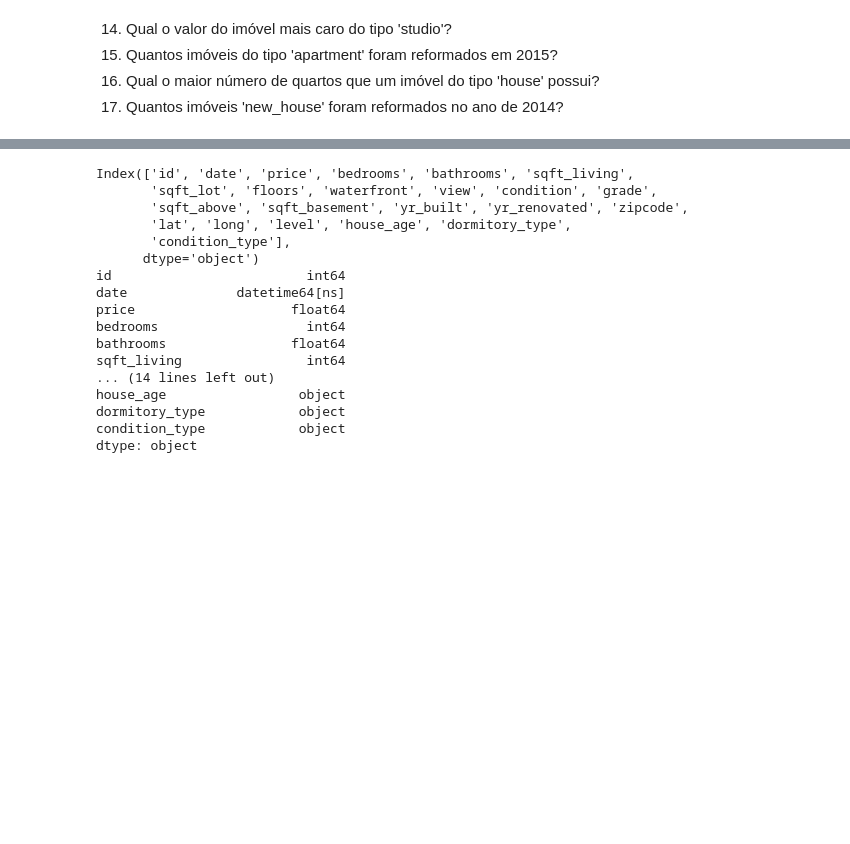
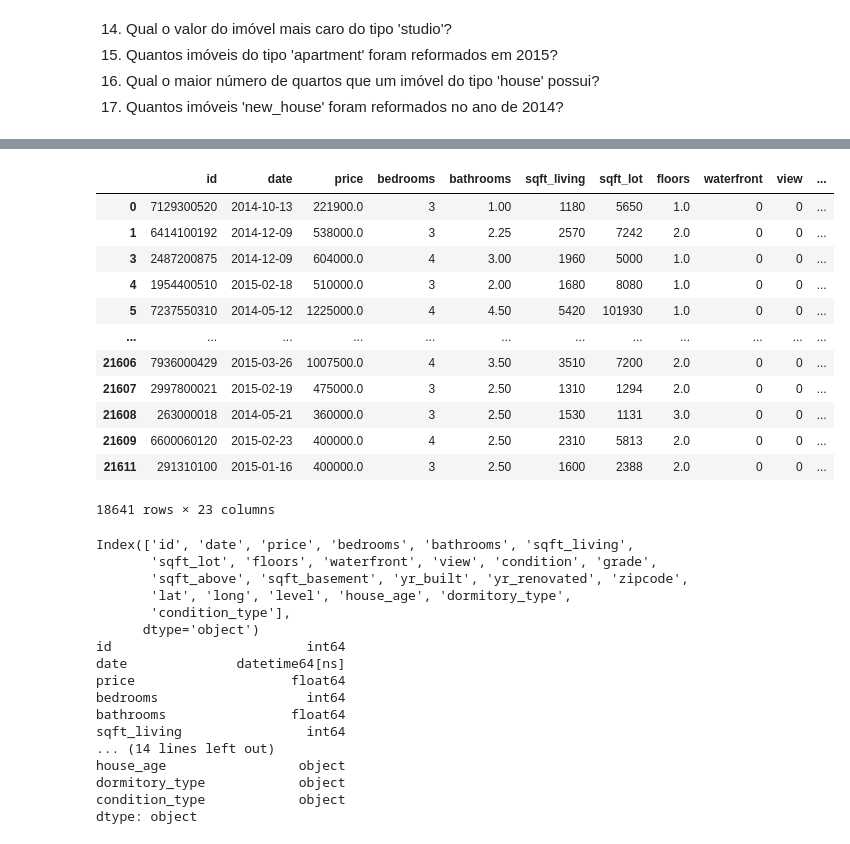
Before and after one commit to siquette/Analise-de-Dados-com-Python, a Jupyter notebook: m2/lista_1.ipynb, the cells around one changed output, grey strips where cells are left out. Saved outputs shown, nothing was run; the diff lists cells and outputs as text; code cells hidden in the pictures; blank space fills up the shorter version.

```diff
--- a/m2/lista_1.ipynb
+++ b/m2/lista_1.ipynb
@@ -33,7 +33,7 @@ import seaborn as sns
 import pandas  as pd
 import numpy   as np
 # %%
-data = pd.read_csv('/home/r_a_s/Documentos/ds/Análise de Dados com Python/m2/archive/kc_house_data.csv')
+data = pd.read_csv('/home/siquette/ds/Analise-de-Dados-com-Python/m2/archive/kc_house_data.csv')
 
 
 #string para data
@@ -260,7 +264,5 @@ data = data.drop( ['sqft_living15' , 'sqft_lot15' ], axis=1)
 # %%
-data['yr_built'] = pd.to_datetime( data['yr_built'], format='%Y' )
-
-#data['yr_renovated'] = data['yr_renovated'].apply( lambda x: pd.to_datetime( x, format='%Y') if x > 0 else x )
+data['yr_renovated'] = data['yr_renovated'].apply( lambda x: pd.to_datetime( x, format='%Y') if x > 0 else x )
 # %% [markdown]
 8. Qual a data mais antiga de construção de um imóvel?
 9. Qual a data mais antiga de renovação de um imóvel?
@@ -314,3 +316,21 @@ data14.sort_values(by='price', ascending = False).head(5)
+# %%
+data16 = data.loc[(data['dormitory_type'] == 'house')]
+
+data16.sort_values(by=)
+# %% [output]
+|  | id | date | price | bedrooms | bathrooms | sqft_living | sqft_lot | floors | waterfront | view | ... |
+| 0 | 7129300520 | 2014-10-13 | 221900.0 | 3 | 1.00 | 1180 | 5650 | 1.0 | 0 | 0 | ... |
+| 1 | 6414100192 | 2014-12-09 | 538000.0 | 3 | 2.25 | 2570 | 7242 | 2.0 | 0 | 0 | ... |
+| 3 | 2487200875 | 2014-12-09 | 604000.0 | 4 | 3.00 | 1960 | 5000 | 1.0 | 0 | 0 | ... |
+| 4 | 1954400510 | 2015-02-18 | 510000.0 | 3 | 2.00 | 1680 | 8080 | 1.0 | 0 | 0 | ... |
+| 5 | 7237550310 | 2014-05-12 | 1225000.0 | 4 | 4.50 | 5420 | 101930 | 1.0 | 0 | 0 | ... |
+| ... | ... | ... | ... | ... | ... | ... | ... | ... | ... | ... | ... |
+| 21606 | 7936000429 | 2015-03-26 | 1007500.0 | 4 | 3.50 | 3510 | 7200 | 2.0 | 0 | 0 | ... |
+| 21607 | 2997800021 | 2015-02-19 | 475000.0 | 3 | 2.50 | 1310 | 1294 | 2.0 | 0 | 0 | ... |
+| 21608 | 263000018 | 2014-05-21 | 360000.0 | 3 | 2.50 | 1530 | 1131 | 3.0 | 0 | 0 | ... |
+| 21609 | 6600060120 | 2015-02-23 | 400000.0 | 4 | 2.50 | 2310 | 5813 | 2.0 | 0 | 0 | ... |
+| 21611 | 291310100 | 2015-01-16 | 400000.0 | 3 | 2.50 | 1600 | 2388 | 2.0 | 0 | 0 | ... |
+18641 rows × 23 columns
 # %%
 print(data.columns)
 print( data.dtypes)
```
Also changed, not shown: parts of 6 cells of this notebook.
